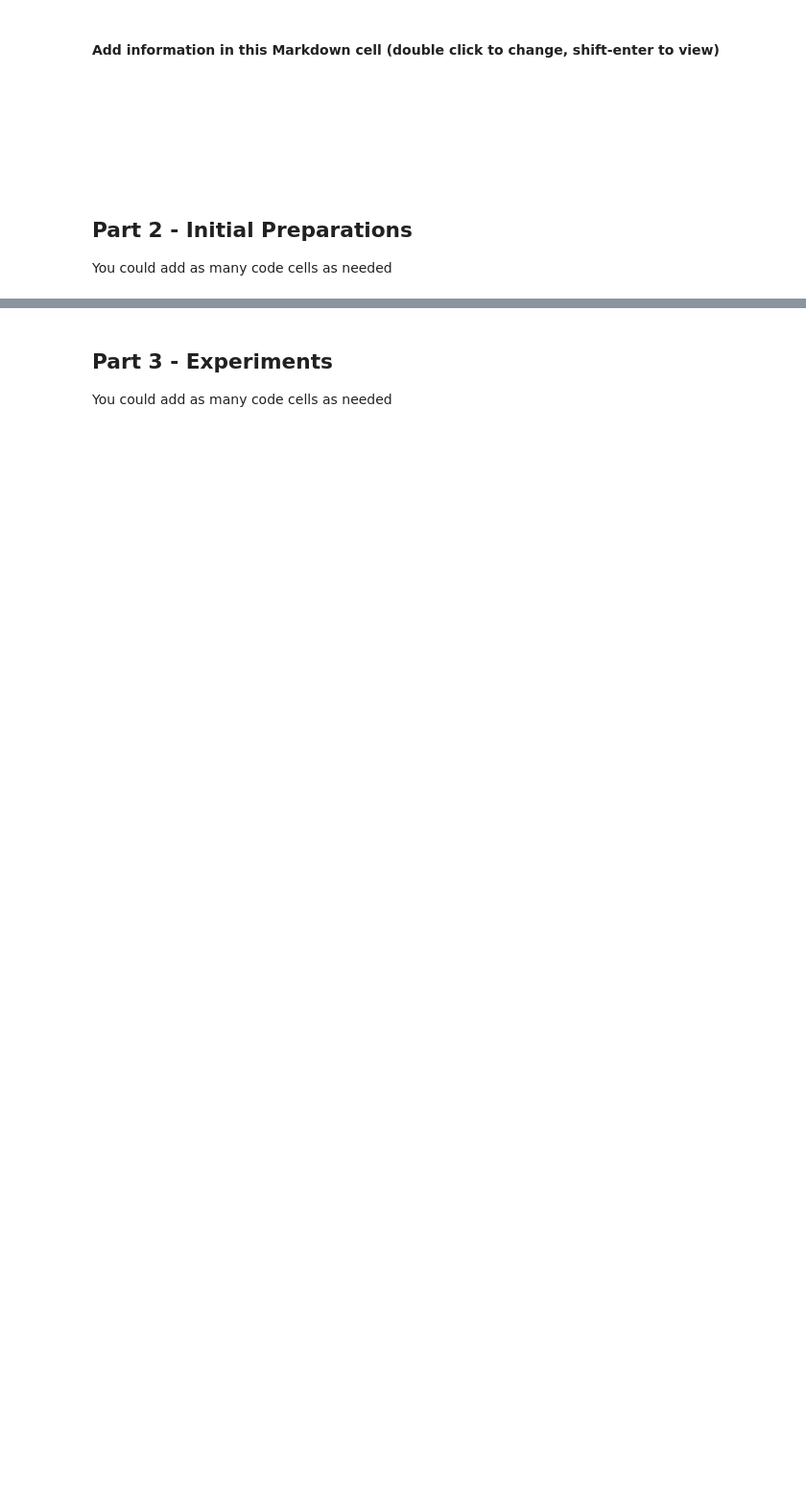
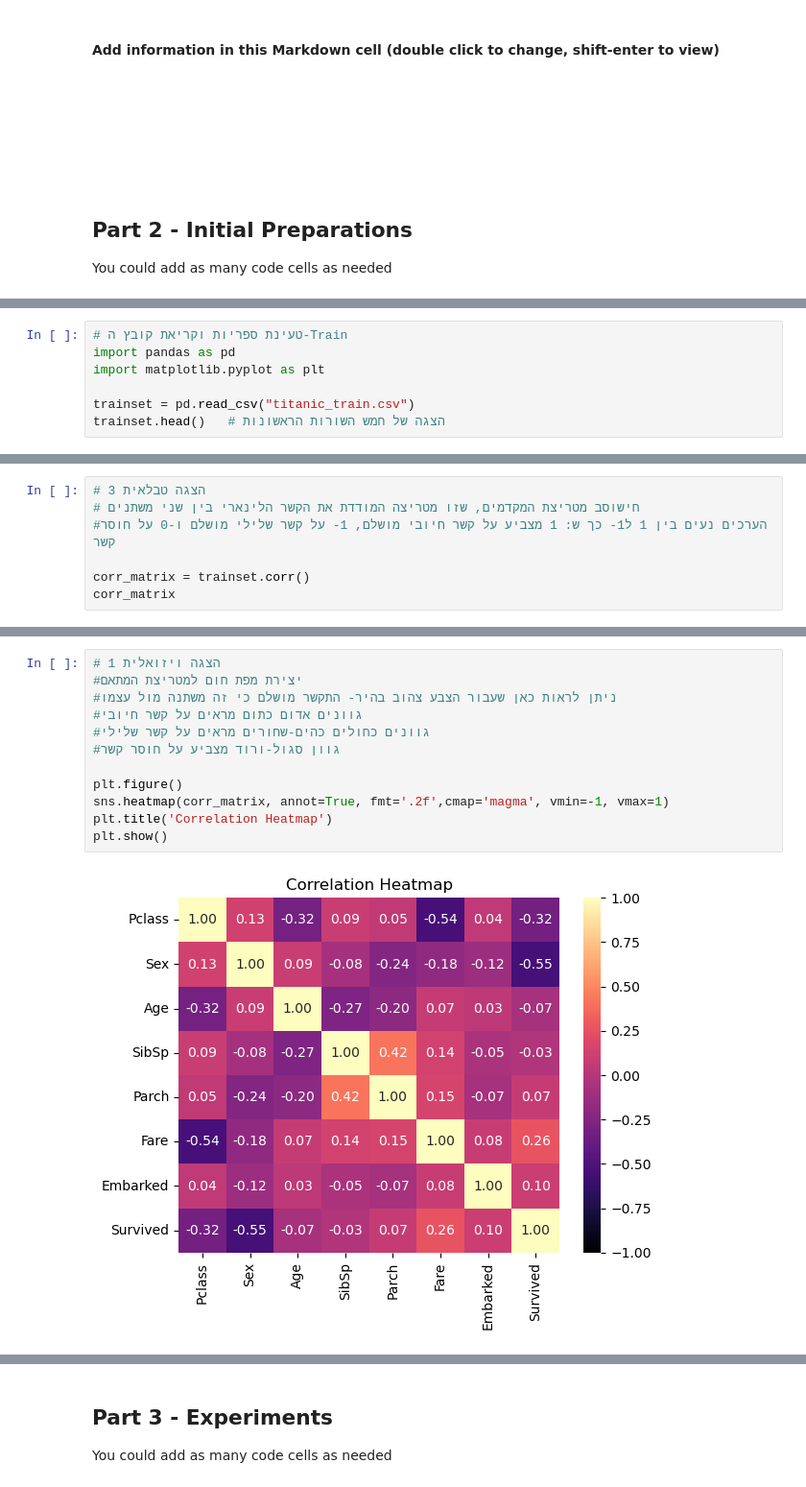
Before and after one commit to Tomeriko990/Titanic-Assignment-, a Jupyter notebook: Assignment2_supervised_learning_flow.ipynb, the cells around one changed output, grey strips where cells are left out. Shown at 96% size. Drawn from its saved outputs; the diff is of its cells as text; blank space fills up the shorter version.

```diff
--- a/Assignment2_supervised_learning_flow.ipynb
+++ b/Assignment2_supervised_learning_flow.ipynb
@@ -59,0 +89,7 @@ You could add as many code cells as needed
+# %%
+# טעינת ספריות וקריאת קובץ ה-Train
+import pandas as pd
+import matplotlib.pyplot as plt
+
+trainset = pd.read_csv("titanic_train.csv")
+trainset.head()   # הצגה של חמש השורות הראשונות
@@ -59,0 +147,7 @@ You could add as many code cells as needed
+# %%
+# הצגה טבלאית 3
+# חישוסב מטריצת המקדמים, שזו מטריצה המודדת את הקשר הלינארי בין שני משתנים
+#הערכים נעים בין 1 ל1- כך ש: 1 מצביע על קשר חיובי מושלם, 1- על קשר שלילי מושלם ו-0 על חוסר קשר
+
+corr_matrix = trainset.corr()
+corr_matrix
@@ -59,0 +164,14 @@ You could add as many code cells as needed
+# %%
+# הצגה ויזואלית 1
+#יצירת מפת חום למטריצת המתאם
+#ניתן לראות כאן שעבור הצבע צהוב בהיר- התקשר מושלם כי זה משתנה מול עצמו
+#גוונים אדום כתום מראים על קשר חיובי
+#גוונים כחולים כהים-שחורים מראים על קשר שלילי
+#גוון סגול-ורוד מצביע על חוסר קשר
+
+plt.figure()
+sns.heatmap(corr_matrix, annot=True, fmt='.2f',cmap='magma', vmin=-1, vmax=1)
+plt.title('Correlation Heatmap')
+plt.show()
+# %% [output]
+[figure, added]
```
Also changed, not shown: parts of 24 cells of this notebook.
